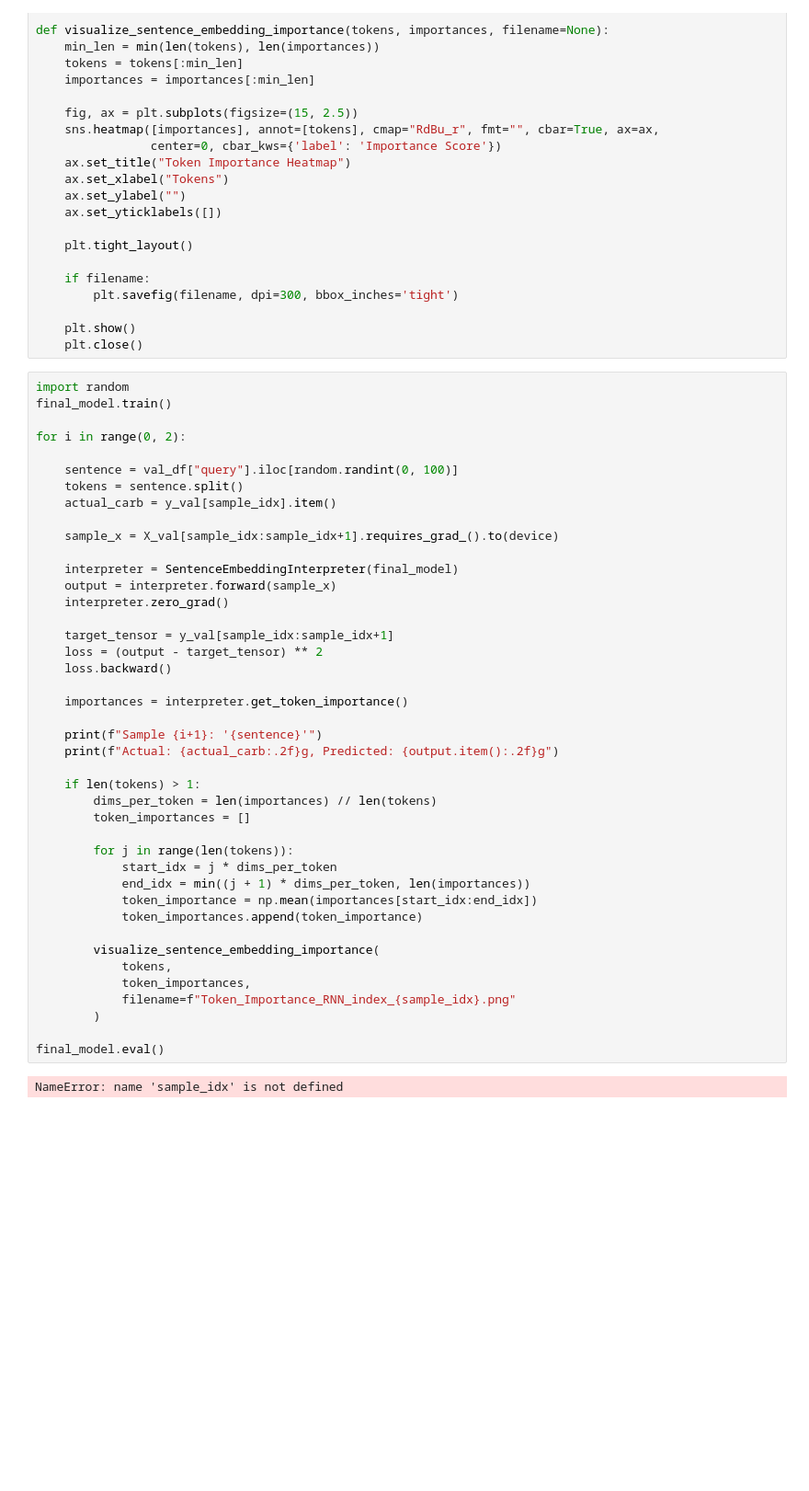
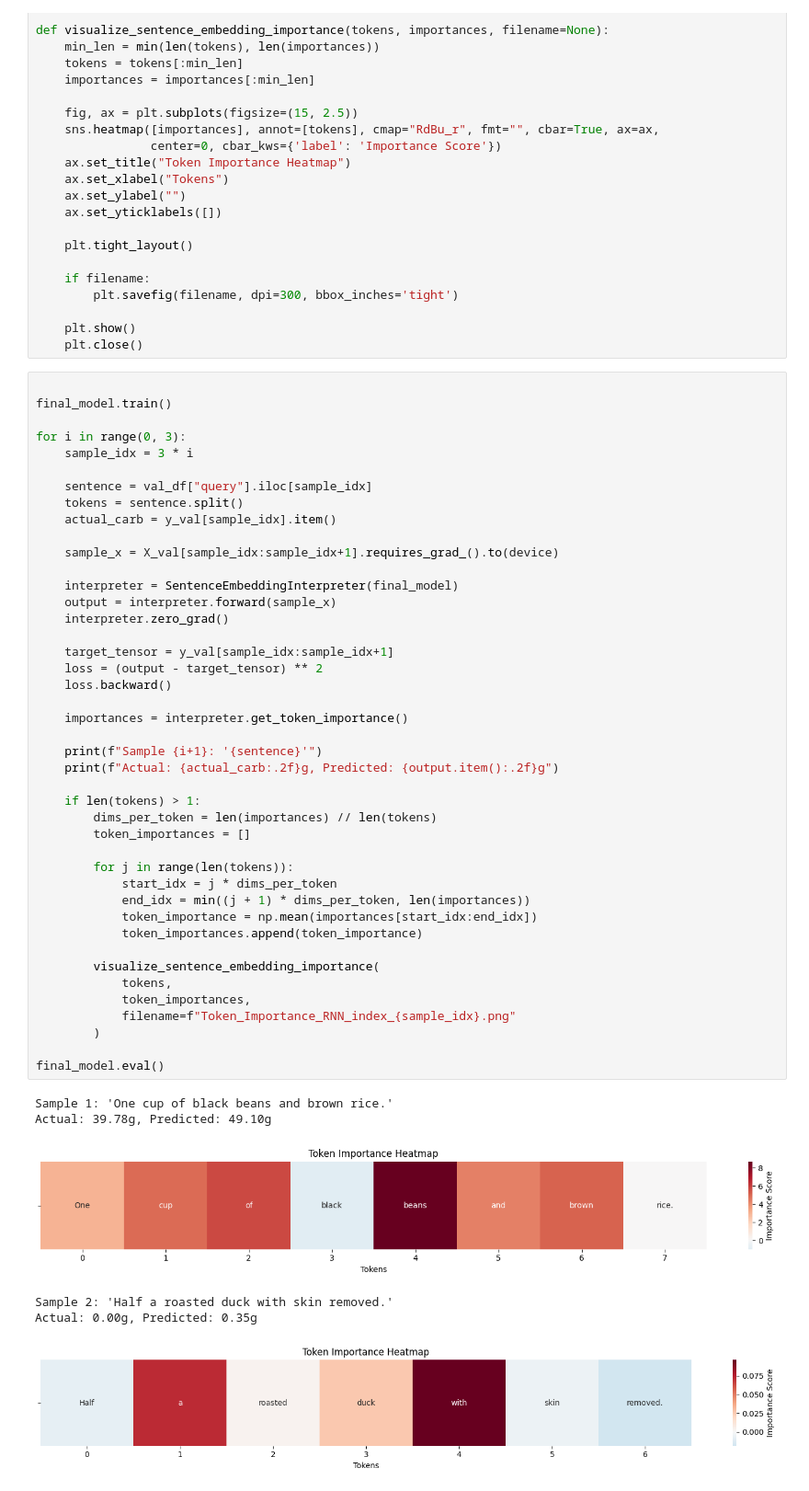
Before and after one commit to tonylucsb/ECE_180_FInalProject, a Jupyter notebook: RNNwG.ipynb, the cells around one changed output. Shown: that part at 92% size. Saved outputs shown, nothing was run; the diff lists cells and outputs as text; blank space fills up the shorter version.

```diff
--- a/RNNwG.ipynb
+++ b/RNNwG.ipynb
@@ -468,12 +476,13 @@ def visualize_sentence_embedding_importance(tokens, importances, filename=None):
     plt.show()
     plt.close()
 # %%
-import random
+
 final_model.train()
 
-for i in range(0, 2):
+for i in range(0, 3):
+    sample_idx = 3 * i
 
-    sentence = val_df["query"].iloc[random.randint(0, 100)]
+    sentence = val_df["query"].iloc[sample_idx]
     tokens = sentence.split()
     actual_carb = y_val[sample_idx].item()
 
@@ -483,31 +492,36 @@ for i in range(0, 2):
     output = interpreter.forward(sample_x)
     interpreter.zero_grad()
 
     target_tensor = y_val[sample_idx:sample_idx+1]
     loss = (output - target_tensor) ** 2
     loss.backward()
 
     importances = interpreter.get_token_importance()
 
     print(f"Sample {i+1}: '{sentence}'")
     print(f"Actual: {actual_carb:.2f}g, Predicted: {output.item():.2f}g")
 
     if len(tokens) > 1:
         dims_per_token = len(importances) // len(tokens)
         token_importances = []
 
         for j in range(len(tokens)):
             start_idx = j * dims_per_token
             end_idx = min((j + 1) * dims_per_token, len(importances))
             token_importance = np.mean(importances[start_idx:end_idx])
             token_importances.append(token_importance)
 
         visualize_sentence_embedding_importance(
             tokens,
             token_importances,
             filename=f"Token_Importance_RNN_index_{sample_idx}.png"
         )
 
 final_model.eval()
 # %% [output]
-NameError: name 'sample_idx' is not defined
+Sample 1: 'One cup of black beans and brown rice.'
+Actual: 39.78g, Predicted: 49.10g
+[figure, added]
+Sample 2: 'Half a roasted duck with skin removed.'
+Actual: 0.00g, Predicted: 0.35g
+[figure, added]
```
Also changed, not shown: parts of 8 cells of this notebook, 1 other file.
